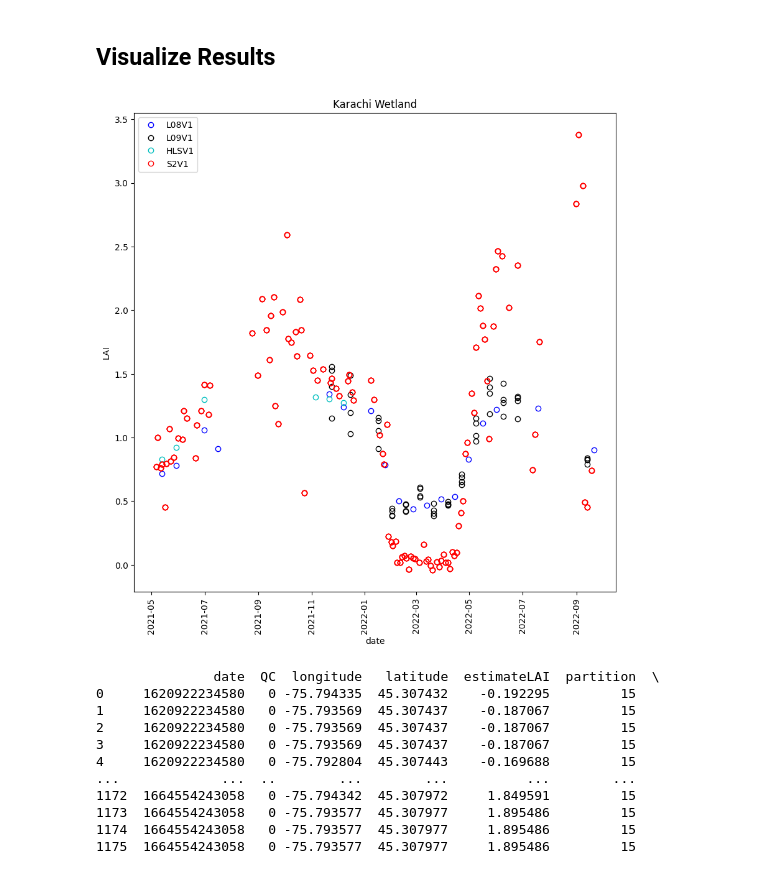
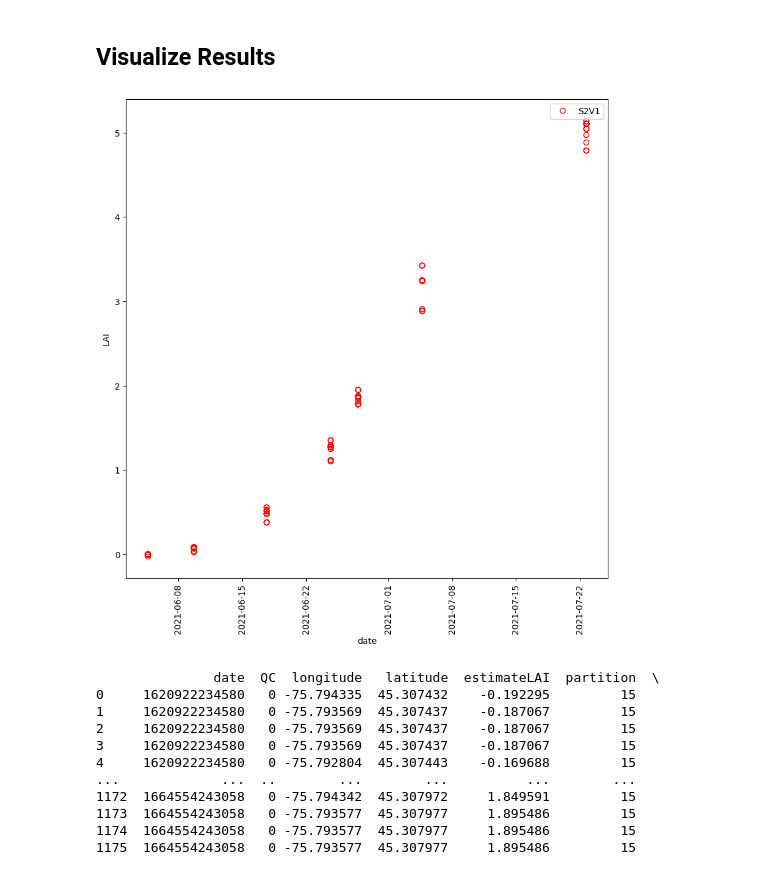
Before and after one commit to rfernand387/LEAF-Toolbox, a Jupyter notebook: Source-Python/Development/LEAF-Toolbox-SItes.ipynb, the cells around one changed output. Saved outputs shown, nothing was run; the diff lists cells and outputs as text; code cells hidden in the pictures.

```diff
--- a/Source-Python/Development/LEAF-Toolbox-SItes.ipynb
+++ b/Source-Python/Development/LEAF-Toolbox-SItes.ipynb
@@ -87,3 +73,6 @@ siteList = ["projects/ee-modis250/assets/validationGBOV/NEON_2013-22_RMs_updated
+# %%
+# List of GEE feature collections
+siteList=["projects/ee-modis250/assets/HuntClub","projects/ee-modis250/assets/Nanaimo","projects/ee-modis250/assets/Karachi"]
 # %% [markdown]
 ## Run LEAF
 # %%
@@ -338,46 +170,45 @@ import pandas as pd
 import matplotlib.pyplot as plt
 # %%
 # Choose a site from the sitelist
-siteNum=2
+siteNum=0
 
 # Select the first feature
 featureNum = 0
 
 #Select one sampled pixel from each feature
 pixelNum = 3
 
 #Extract time series of LAI with high quality only
-site = sitesDictionaryL08V0[siteList[siteNum]]
-df=site[featureNum]['SL2PV0']
-df['utc'] =  pd.to_datetime(df['date'],unit='ms')
-pixelL08V0=df.loc[(df['longitude']==df.loc[pixelNum].longitude) & (df['latitude']==df.loc[pixelNum].latitude) & (df['QC']==0)]
-site=sitesDictionaryL09V0[siteList[siteNum]]
-df=site[featureNum]['SL2PV0']
-df['utc'] =  pd.to_datetime(df['date'],unit='ms')
-pixelL09V0=df.loc[(df['longitude']==df.loc[pixelNum].longitude) & (df['latitude']==df.loc[pixelNum].latitude) & df['QC']==0]
-site=sitesDictionaryHLSV0[siteList[siteNum]]
-df=site[featureNum]['SL2PV0']
-df['utc'] =  pd.to_datetime(df['date'],unit='ms')
-pixelHLSV0=df.loc[(df['longitude']==df.loc[pixelNum].longitude) & (df['latitude']==df.loc[pixelNum].latitude) & df['QC']==0]
+# site = sitesDictionaryL08V0[siteList[siteNum]]
+# df=site[featureNum]['SL2PV0']
+# df['utc'] =  pd.to_datetime(df['date'],unit='ms')
+# pixelL08V0=df.loc[(df['longitude']==df.loc[pixelNum].longitude) & (df['latitude']==df.loc[pixelNum].latitude) & (df['QC']==0)]
+# site=sitesDictionaryL09V0[siteList[siteNum]]
+# df=site[featureNum]['SL2PV0']
+# df['utc'] =  pd.to_datetime(df['date'],unit='ms')
+# pixelL09V0=df.loc[(df['longitude']==df.loc[pixelNum].longitude) & (df['latitude']==df.loc[pixelNum].latitude) & df['QC']==0]
+# site=sitesDictionaryHLSV0[siteList[siteNum]]
+# df=site[featureNum]['SL2PV0']
+# df['utc'] =  pd.to_datetime(df['date'],unit='ms')
+# pixelHLSV0=df.loc[(df['longitude']==df.loc[pixelNum].longitude) & (df['latitude']==df.loc[pixelNum].latitude) & df['QC']==0]
 site=sitesDictionaryS2V0[siteList[siteNum]]
 df=site[featureNum]['SL2PV0']
 df['utc'] =  pd.to_datetime(df['date'],unit='ms')
 pixelS2V0=df.loc[(df['longitude']==df.loc[pixelNum].longitude) & (df['latitude']==df.loc[pixelNum].latitude) & df['QC']==0]
 
 
 fig,ax = plt.subplots(1,1,figsize=[10,10])
-plt.plot(pixelL08V0['utc'],pixelL08V0['estimateLAI'],'ob',markerfacecolor='none', label='L08V1')
-plt.plot(pixelL09V0['utc'],pixelL09V0['estimateLAI'],'ok',markerfacecolor='none', label='L09V1')
-plt.plot(pixelHLSV0['utc'],pixelHLSV0['estimateLAI'],'oc',markerfacecolor='none', label='HLSV1')
+# plt.plot(pixelL08V0['utc'],pixelL08V0['estimateLAI'],'ob',markerfacecolor='none', label='L08V1')
+# plt.plot(pixelL09V0['utc'],pixelL09V0['estimateLAI'],'ok',markerfacecolor='none', label='L09V1')
+# plt.plot(pixelHLSV0['utc'],pixelHLSV0['estimateLAI'],'oc',markerfacecolor='none', label='HLSV1')
 plt.plot(pixelS2V0['utc'],pixelS2V0['estimateLAI'],'or',markerfacecolor='none',label='S2V1')
 
 ax.legend()
-ax.set_title('Karachi Wetland')
 ax.set_xlabel('date')
 ax.set_ylabel('LAI')
 plt.xticks(rotation=90);
 # %% [output]
-[figure, old version]
+[figure, new version]
 # %%
 print(pixelS2V0)
 # %% [output]
```
Also changed, not shown: parts of 10 cells of this notebook, 10 other files.
